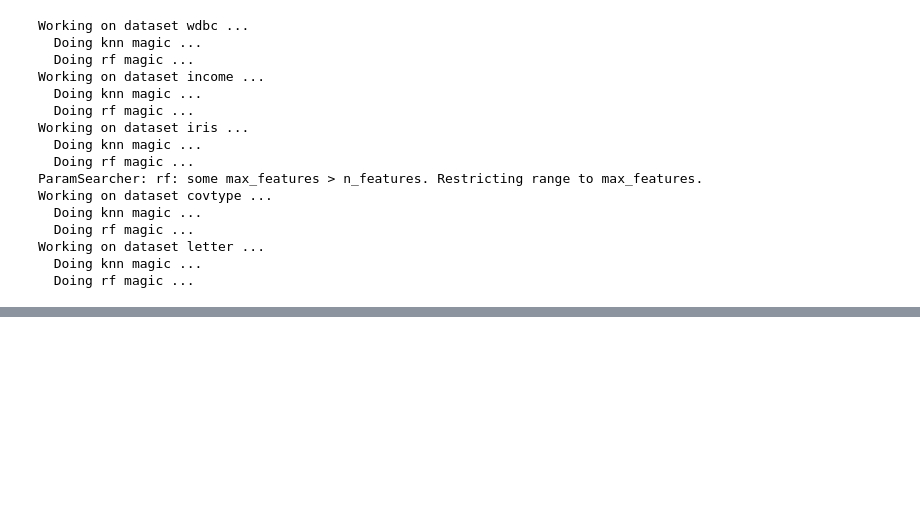
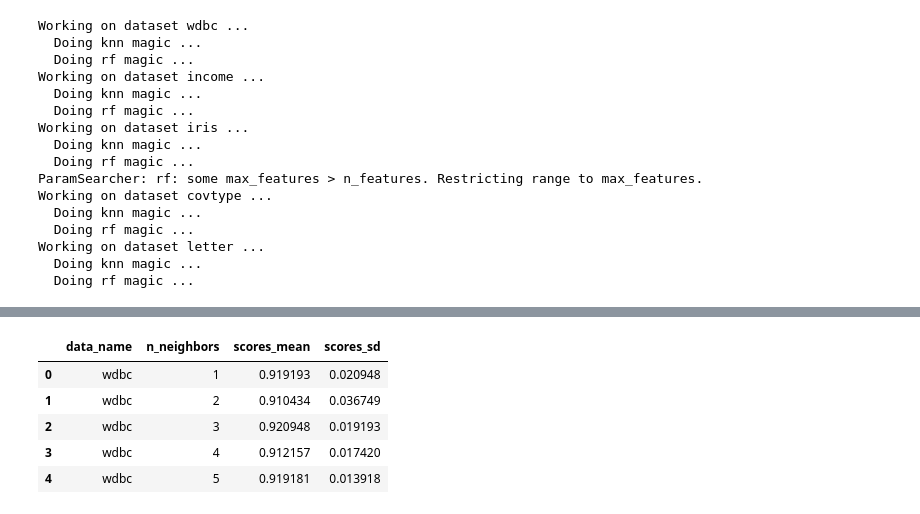
Before and after one commit to phi1eas/118a_project, a Jupyter notebook: analysis_new.ipynb, the cells around one changed output, grey strips where cells are left out. Cells and saved outputs as stored; diff of their text form; code cells hidden in the pictures; blank space fills up the shorter version.

```diff
--- a/analysis_new.ipynb
+++ b/analysis_new.ipynb
@@ -413,3 +421,12 @@ Working on dataset letter ...
+# %%
+loaded.scores_df['knn'].head()
+# %% [output]
+|  | data_name | n_neighbors | scores_mean | scores_sd |
+| 0 | wdbc | 1 | 0.919193 | 0.020948 |
+| 1 | wdbc | 2 | 0.910434 | 0.036749 |
+| 2 | wdbc | 3 | 0.920948 | 0.019193 |
+| 3 | wdbc | 4 | 0.912157 | 0.017420 |
+| 4 | wdbc | 5 | 0.919181 | 0.013918 |
 # %%
 # To do
 # - Split data to training and testing sets
```
Also changed, not shown: parts of 2 cells of this notebook, 1 other file.
